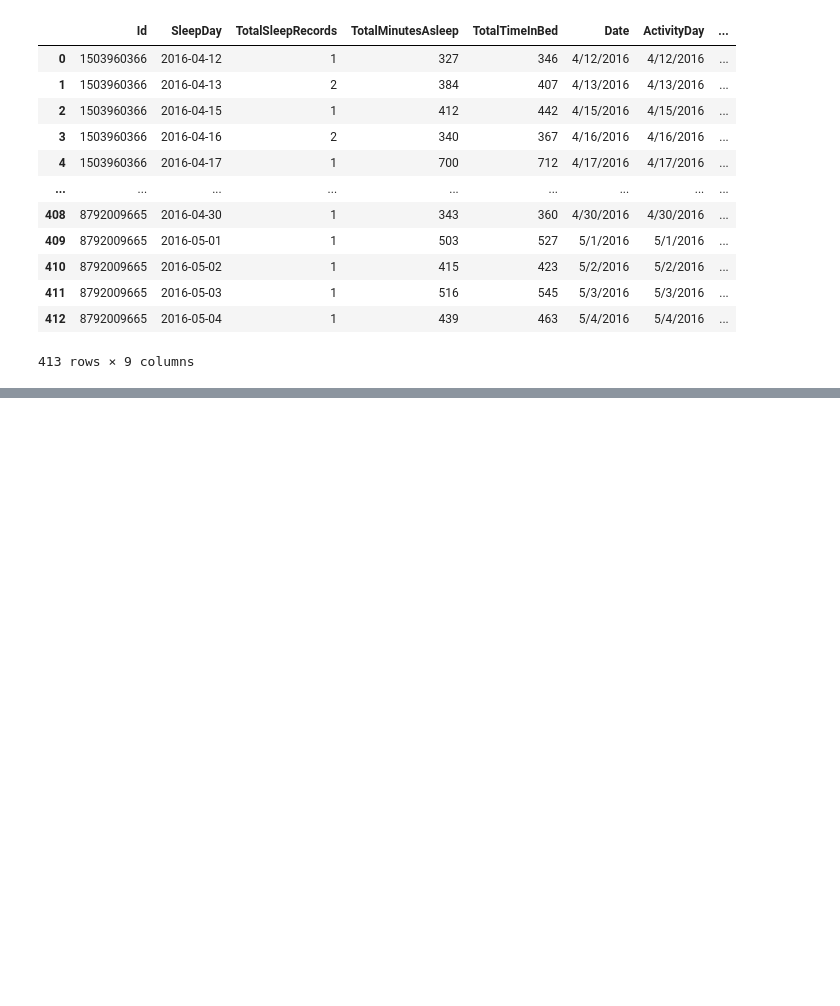
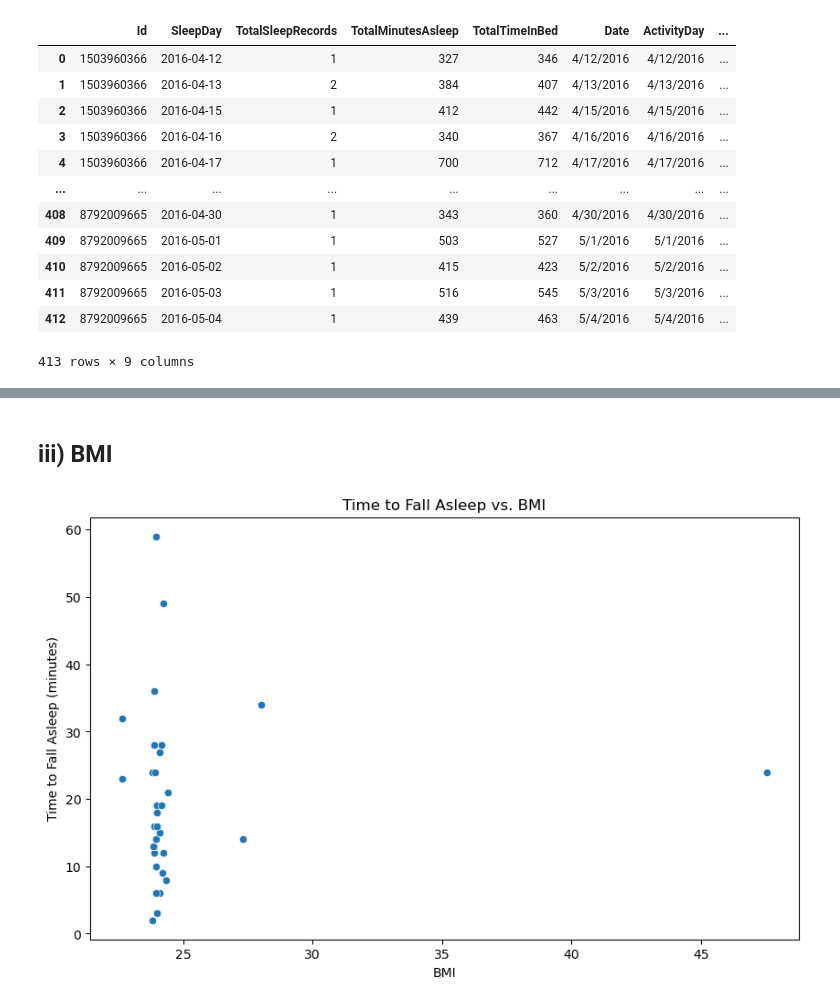
Before and after one commit to Hebbo23/Project-Big-Data---Group-22, a Jupyter notebook: final project code.ipynb, the cells around one changed output, grey strips where cells are left out. Cells and saved outputs as stored; diff of their text form; code cells hidden in the pictures; blank space fills up the shorter version.

```diff
--- a/final project code.ipynb
+++ b/final project code.ipynb
@@ -126,0 +232,22 @@ R^2 score: 0.08361089404548572
+# %% [markdown]
+## iii) BMI
+# %%
+def merge_bmi_sleepDay(weightLog: pd.DataFrame, sleepday: pd.DataFrame):
+    weightLog["Date1"] = weightLog["Date"].str[0:9]
+    sleepday["Date1"] = sleepday["SleepDay"].str[0:9]
+    df = pd.merge(sleepday,weightLog,left_on = ["Id","Date1"],right_on = ["Id","Date1"])
+    df["TimeToFallAsleep"] = df["TotalTimeInBed"]-df["TotalMinutesAsleep"]
+    return df
+
+def plot_time_to_sleep_vs_bmi(df):
+    plt.figure(figsize=(10, 6))
+    sns.scatterplot(data=df, x='BMI', y='TimeToFallAsleep')
+    plt.title('Time to Fall Asleep vs. BMI')
+    plt.xlabel('BMI')
+    plt.ylabel('Time to Fall Asleep (minutes)')
+    plt.show()
+# %%
+c = merge_dailyCal_sleepDay(weightLog,sleepday)
+plot_time_to_sleep_vs_bmi(c)
+# %% [output]
+[figure, added]
```
Also changed, not shown: parts of 10 cells of this notebook.
